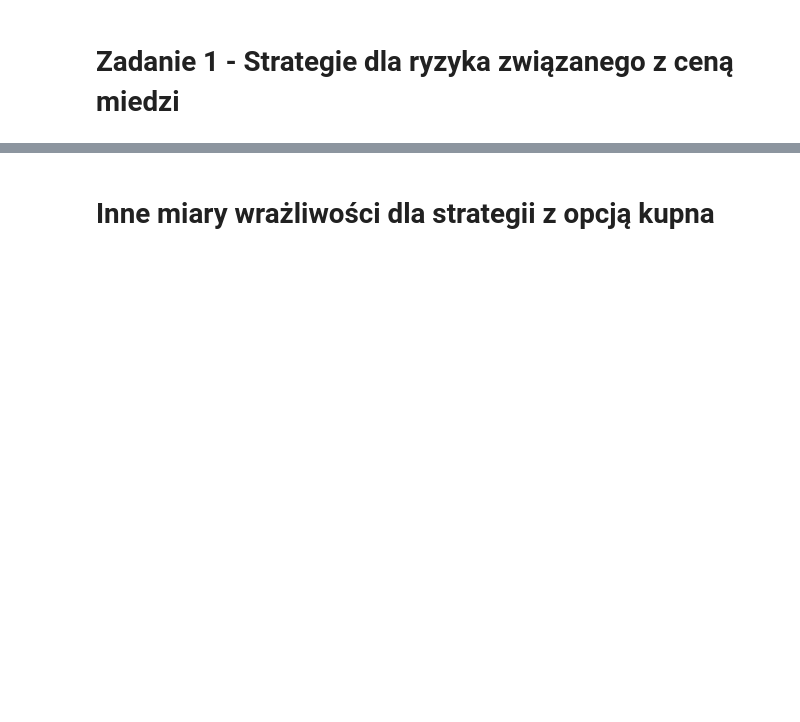
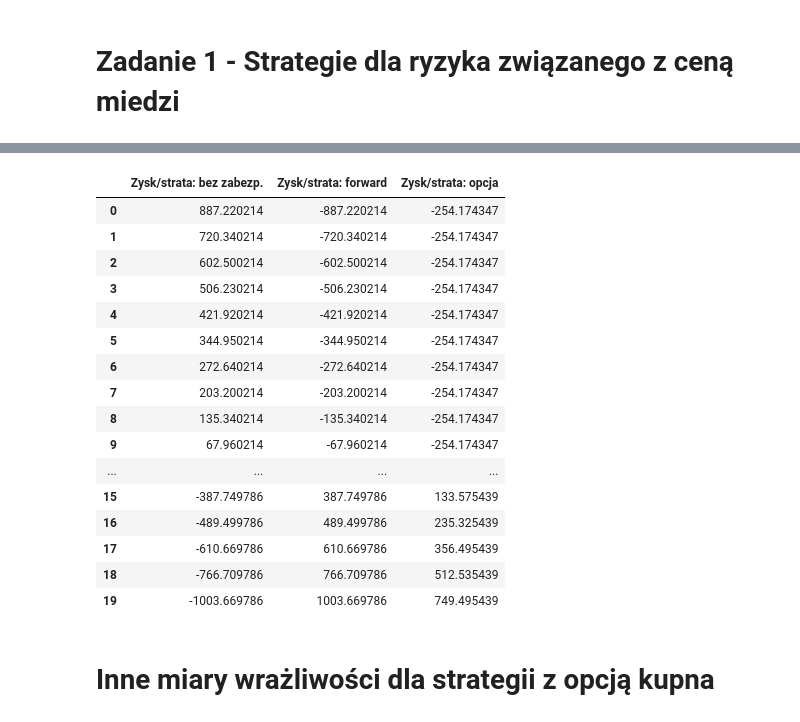
Before and after one commit to mathieuboro/nvidia_risk_management, a Jupyter notebook: projekt-5.ipynb, the cells around one changed output, grey strips where cells are left out. Saved outputs shown, nothing was run; the diff lists cells and outputs as text; code cells hidden in the pictures; blank space fills up the shorter version.

```diff
--- a/projekt-5.ipynb
+++ b/projekt-5.ipynb
@@ -150,0 +150,19 @@ Tabela strategii:
+# %%
+price_today = S0*notional
+costs_df = df.iloc[:,[1,3,5]]
+price_today #cena opcji kupna
+premium_total # premia
+
+for i in range(len(df)):
+    if costs_df.loc[i,"Koszt: Bez zabezp. (USD)"] < price_today:
+        costs_df.loc[i,"Koszt: Opcja kupna (USD)"] = costs_df.loc[i,"Koszt: Bez zabezp. (USD)"] + premium_total
+    else:
+        costs_df.loc[i,"Koszt: Opcja kupna (USD)"] = price_today + premium_total
+
+profit_loss_df = pd.DataFrame(columns=['Zysk/strata: bez zabezp.','Zysk/strata: forward', 'Zysk/strata: opcja'])
+
+for i in range(len(costs_df)):
+    new_row = {'Zysk/strata: bez zabezp.': price_today-costs_df.loc[i,"Koszt: Bez zabezp. (USD)"],
+                'Zysk/strata: forward': -(price_today-costs_df.loc[i,"Koszt: Bez zabezp. (USD)"]),
+                'Zysk/strata: opcja': costs_df.loc[i,"Koszt: Bez zabezp. (USD)"]-costs_df.loc[i,"Koszt: Opcja kupna (USD)"]}
+    profit_loss_df = pd.concat([profit_loss_df, pd.DataFrame([new_row])], ignore_index=True)
@@ -150,0 +178,38 @@ Tabela strategii:
+# %%
+def color_risk(val):
+    if val < price_today:
+        color = 'lightgreen'
+    elif val > price_today:
+        color = "red"
+    else:
+        color = "white"
+    return f'color: {color}'
+
+def color_option(val):
+    if val < price_today:
+        color = 'lightgreen'
+    elif val > price_today:
+        color = "red"
+    else:
+        color = "white"
+    return f'color: {color}'
+
+
+
+color_df = costs_df.style.applymap(color_risk, subset=costs_df.columns[[0,2]])
+
+def highlight_forward(row):
+    if row["Koszt: Forward (USD)"] > row["Koszt: Bez zabezp. (USD)"]:
+        return [''] * 1 + ['color: red'] + [''] * 1
+    else:
+        return [''] * 1 + ['color: lightgreen'] + [''] * 1
+
+color_df = costs_df.style.apply(highlight_forward, axis=1)
+color_df = (
+    costs_df.style
+      .apply(highlight_forward, axis=1)
+      .applymap(color_risk, subset=costs_df.columns[[0,2]])
+)
+display(color_df.hide(axis="index")) # wypisanie bez indeksu
+display(profit_loss_df)
+# %% [output]
@@ -151,3 +233,20 @@ Tabela strategii:
+|  | Zysk/strata: bez zabezp. | Zysk/strata: forward | Zysk/strata: opcja |
+| 0 | 887.220214 | -887.220214 | -254.174347 |
+| 1 | 720.340214 | -720.340214 | -254.174347 |
+| 2 | 602.500214 | -602.500214 | -254.174347 |
+| 3 | 506.230214 | -506.230214 | -254.174347 |
+| 4 | 421.920214 | -421.920214 | -254.174347 |
+| 5 | 344.950214 | -344.950214 | -254.174347 |
+| 6 | 272.640214 | -272.640214 | -254.174347 |
+| 7 | 203.200214 | -203.200214 | -254.174347 |
+| 8 | 135.340214 | -135.340214 | -254.174347 |
+| 9 | 67.960214 | -67.960214 | -254.174347 |
+| ... | ... | ... | ... |
+| 15 | -387.749786 | 387.749786 | 133.575439 |
+| 16 | -489.499786 | 489.499786 | 235.325439 |
+| 17 | -610.669786 | 610.669786 | 356.495439 |
+| 18 | -766.709786 | 766.709786 | 512.535439 |
+| 19 | -1003.669786 | 1003.669786 | 749.495439 |
 # %% [markdown]
 # Inne miary wrażliwości dla strategii z opcją kupna
 # %%
```
Also changed, not shown: parts of 5 cells of this notebook, 1 other file.
